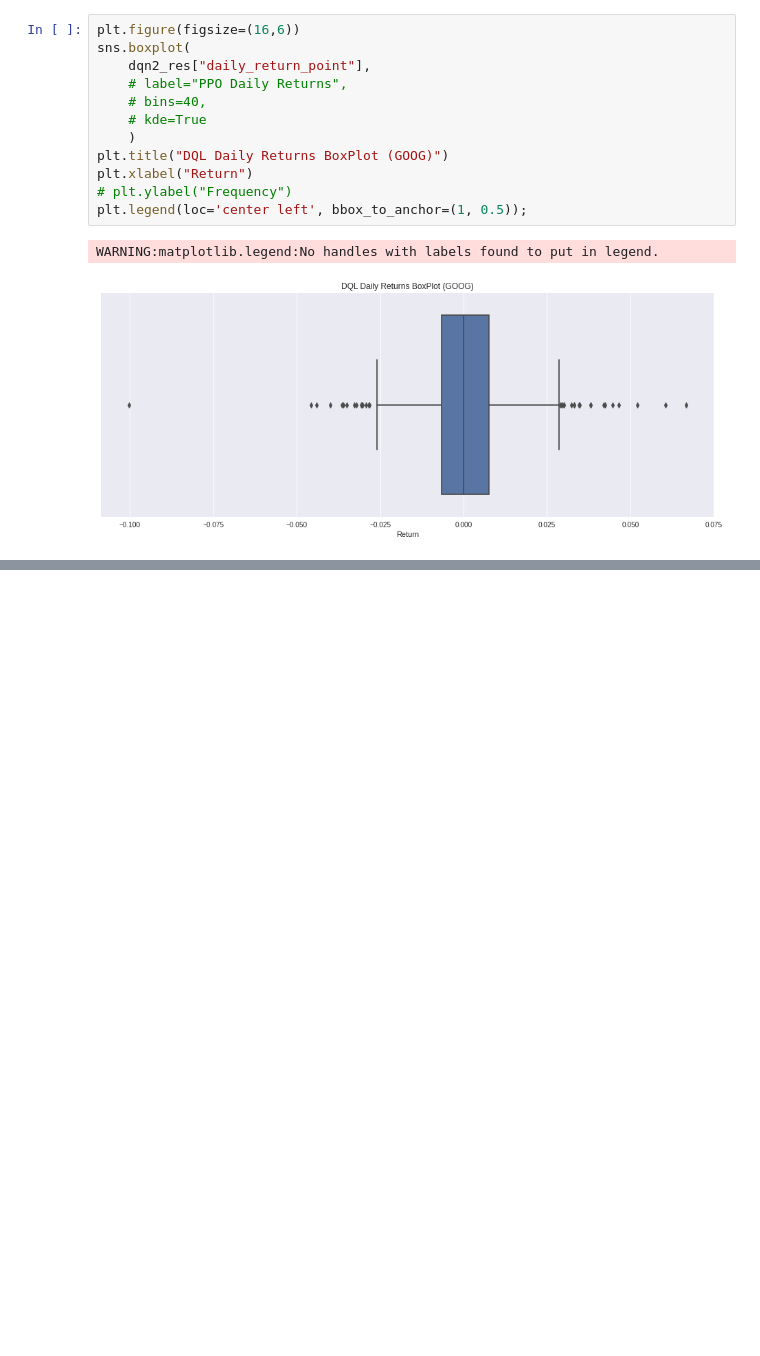
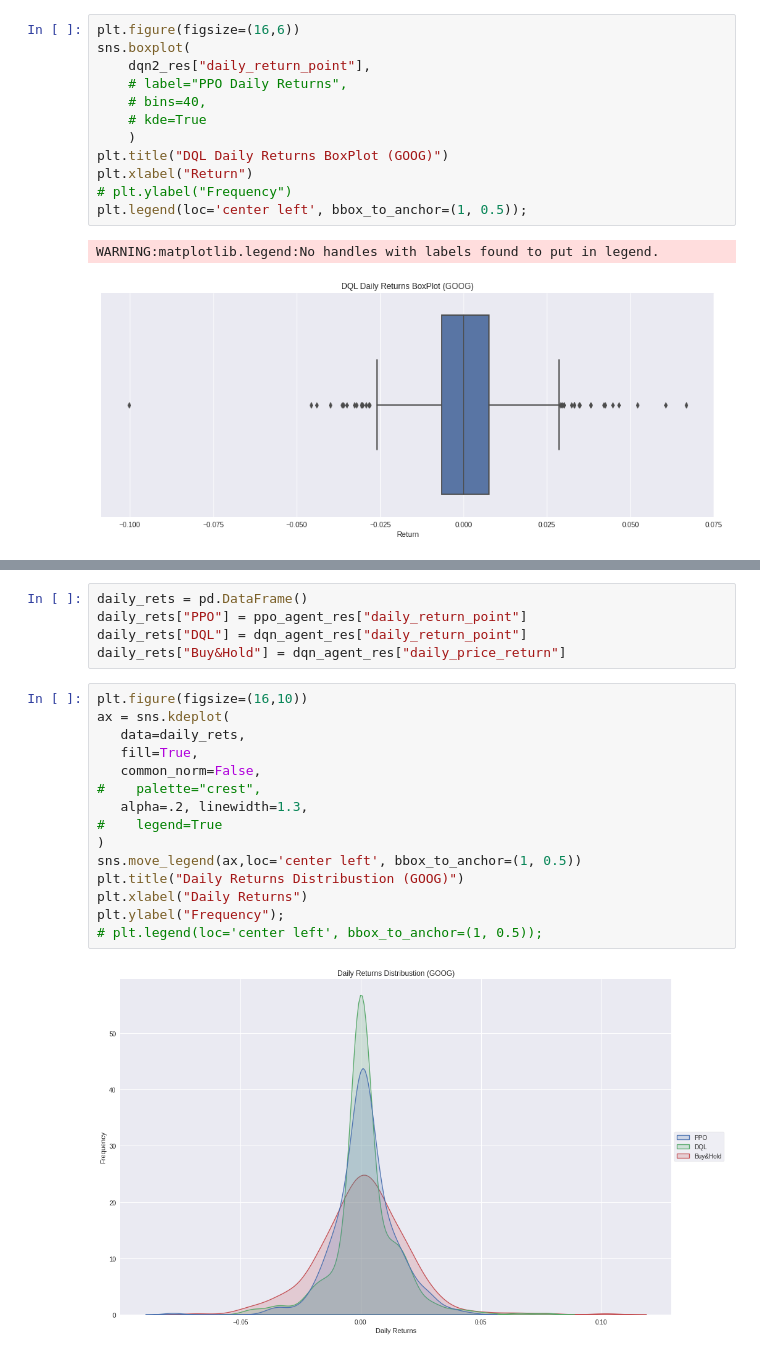
Before and after one commit to parveenxkashyap/deepRL-algorithmic-trading, a Jupyter notebook: notebook.ipynb, the cells around one changed output, grey strips where cells are left out. Drawn from its saved outputs; the diff is of its cells as text; blank space fills up the shorter version.

```diff
--- a/notebook.ipynb
+++ b/notebook.ipynb
@@ -1531,0 +1548,22 @@ WARNING:matplotlib.legend:No handles with labels found to put in legend.
+# %%
+daily_rets = pd.DataFrame()
+daily_rets["PPO"] = ppo_agent_res["daily_return_point"]
+daily_rets["DQL"] = dqn_agent_res["daily_return_point"]
+daily_rets["Buy&Hold"] = dqn_agent_res["daily_price_return"]
+# %%
+plt.figure(figsize=(16,10))
+ax = sns.kdeplot(
+   data=daily_rets,
+   fill=True,
+   common_norm=False,
+#    palette="crest",
+   alpha=.2, linewidth=1.3,
+#    legend=True
+)
+sns.move_legend(ax,loc='center left', bbox_to_anchor=(1, 0.5))
+plt.title("Daily Returns Distribustion (GOOG)")
+plt.xlabel("Daily Returns")
+plt.ylabel("Frequency");
+# plt.legend(loc='center left', bbox_to_anchor=(1, 0.5));
+# %% [output]
+[figure, added]
```
Also changed, not shown: parts of 12 cells of this notebook.
